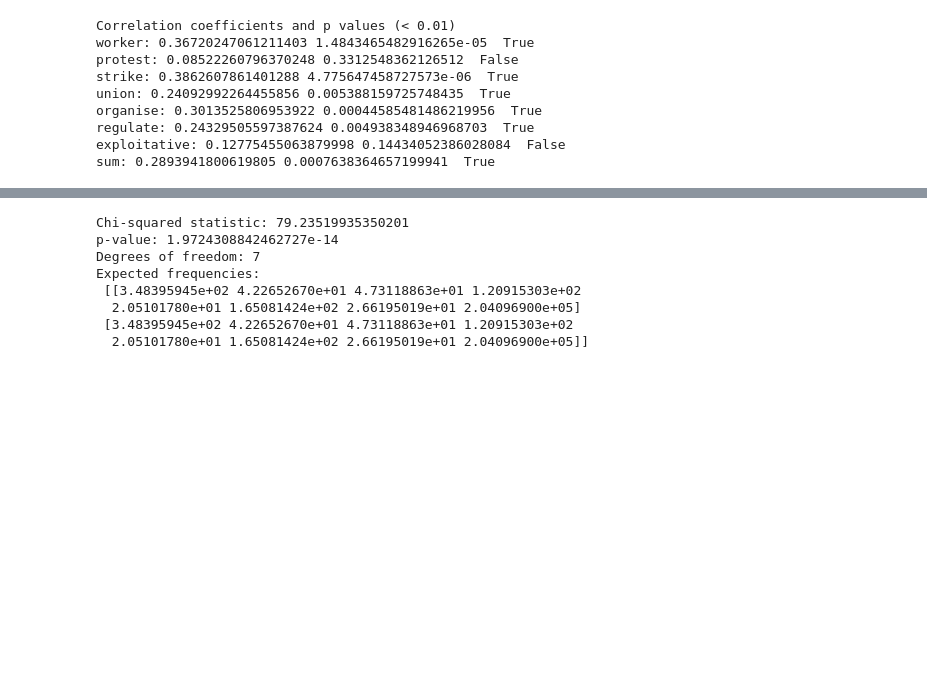
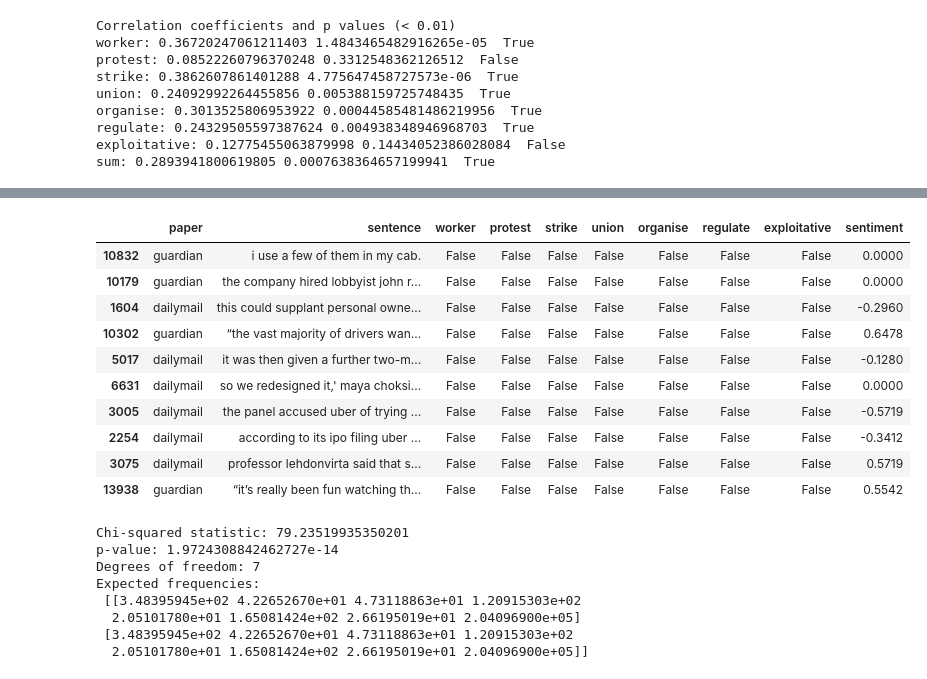
Before and after one commit to dmh21za/compmeth, a Jupyter notebook: summative.ipynb, the cells around one changed output, grey strips where cells are left out. Saved outputs shown, nothing was run; the diff lists cells and outputs as text; code cells hidden in the pictures; blank space fills up the shorter version.

```diff
--- a/summative.ipynb
+++ b/summative.ipynb
@@ -944,3 +1047,17 @@ sum: 0.2893941800619805 0.0007638364657199941  True
+# %%
+df_sent.sample(10)
+# %% [output]
+|  | paper | sentence | worker | protest | strike | union | organise | regulate | exploitative | sentiment |
+| 10832 | guardian | i use a few of them in my cab. | False | False | False | False | False | False | False | 0.0000 |
+| 10179 | guardian | the company hired lobbyist john r... | False | False | False | False | False | False | False | 0.0000 |
+| 1604 | dailymail | this could supplant personal owne... | False | False | False | False | False | False | False | -0.2960 |
+| 10302 | guardian | “the vast majority of drivers wan... | False | False | False | False | False | False | False | 0.6478 |
+| 5017 | dailymail | it was then given a further two-m... | False | False | False | False | False | False | False | -0.1280 |
+| 6631 | dailymail | so we redesigned it,' maya choksi... | False | False | False | False | False | False | False | 0.0000 |
+| 3005 | dailymail | the panel accused uber of trying ... | False | False | False | False | False | False | False | -0.5719 |
+| 2254 | dailymail | according to its ipo filing uber ... | False | False | False | False | False | False | False | -0.3412 |
+| 3075 | dailymail | professor lehdonvirta said that s... | False | False | False | False | False | False | False | 0.5719 |
+| 13938 | guardian | “it’s really been fun watching th... | False | False | False | False | False | False | False | 0.5542 |
 # %%
 # in this block we're gonna use dfs from last block to test statistical significance
 
```
Also changed, not shown: parts of 4 cells of this notebook.
